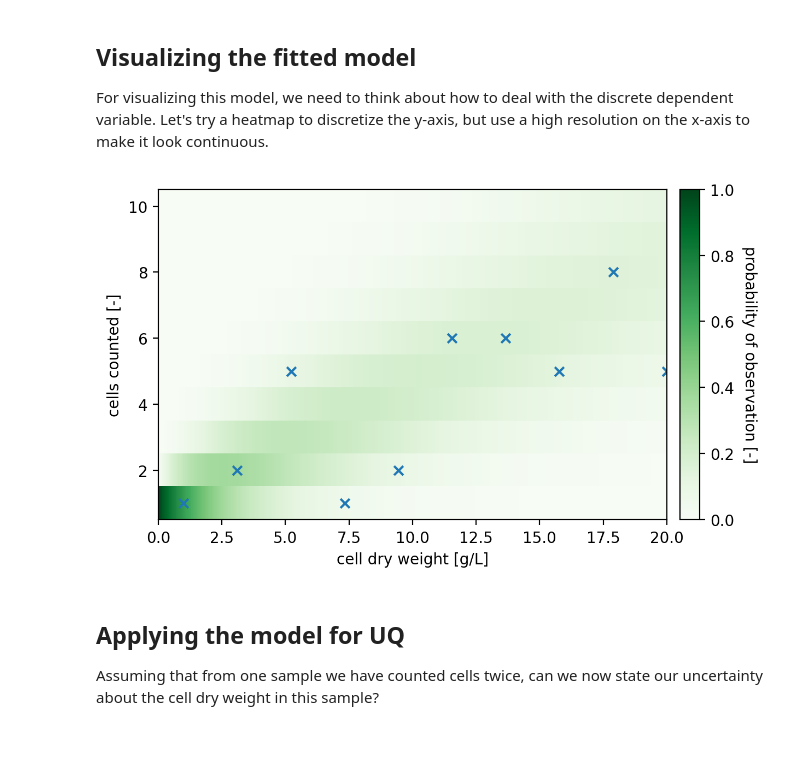
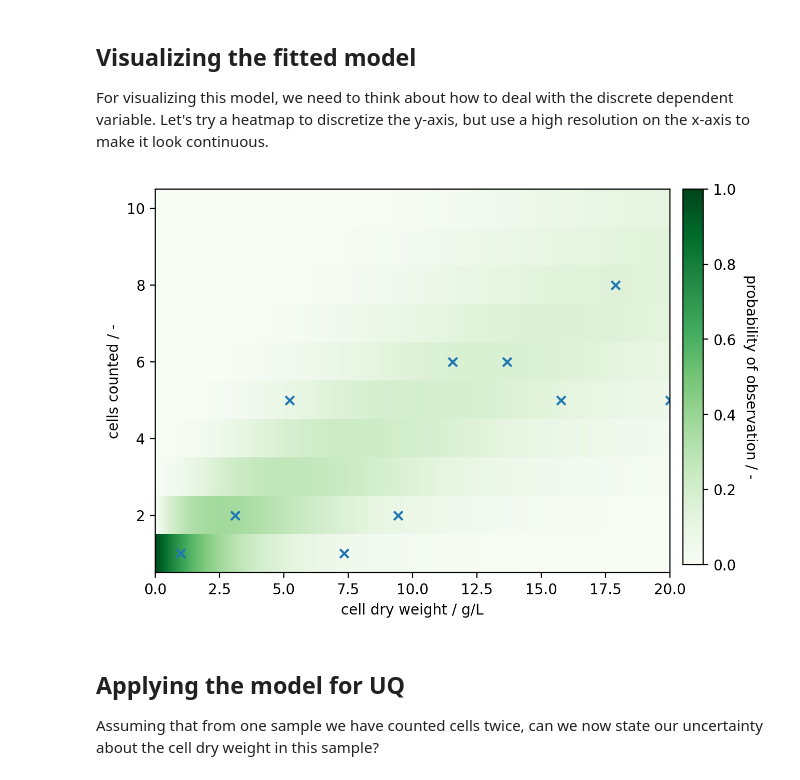
Before and after one commit to JuBiotech/calibr8, a Jupyter notebook: notebooks/Advanced_Custom_Noise_Models.ipynb, the cells around one changed output. Cells and saved outputs as stored; diff of their text form; code cells hidden in the pictures; blank space fills up the shorter version.

```diff
--- a/notebooks/Advanced_Custom_Noise_Models.ipynb
+++ b/notebooks/Advanced_Custom_Noise_Models.ipynb
@@ -34,9 +35,9 @@ To set up a calibration model for cell dry weight vs. number of cells counted in
 class CellCountCalibration(calibr8.ContinuousUnivariateModel, PoissonNoise):
     def __init__(self):
         super().__init__(
-            independent_key="cell dry weight [g/L]",
-            dependent_key="cells counted [-]",
-            theta_names=["slope"]
+            independent_key="cell dry weight / g/L",
+            dependent_key="cells counted / -",
+            theta_names=["slope"],
         )
 
     def predict_dependent(self, x, *, theta=None):
@@ -46,6 +47,7 @@ class CellCountCalibration(calibr8.ContinuousUnivariateModel, PoissonNoise):
         # Always return a tuple 👇
         return (slope * x,)
 
+
 ccc = CellCountCalibration()
 # %% [markdown]
 ### Fitting the model to toy data
@@ -73,37 +75,34 @@ Let's try a heatmap to discretize the y-axis, but use a high resolution on the x
 # %%
 fig, ax = pyplot.subplots(dpi=200)
 
 xdense = numpy.linspace(0.01, 20, 1000)
 ydense = numpy.arange(0, 10)
-p = ccc.scipy_dist.pmf(
-    ydense[:, None],
-    mu=ccc.predict_dependent(xdense)[0][None, :]
-)
+p = ccc.scipy_dist.pmf(ydense[:, None], mu=ccc.predict_dependent(xdense)[0][None, :])
 
 sm = ax.imshow(
     p[::-1, :],
     extent=(0.01, 20, 0.5, 10.5),
     aspect="auto",
     interpolation="none",
     cmap=pyplot.cm.Greens,
     vmax=1,
 )
 cbar = pyplot.colorbar(
     sm,
-    cax=fig.add_axes([0.92,0.126,0.03,0.7545]),
+    cax=fig.add_axes([0.92, 0.126, 0.03, 0.7545]),
 )
-cbar.set_label("probability of observation [-]", rotation=270, labelpad=15)
+cbar.set_label("probability of observation / -", rotation=270, labelpad=15)
 ax.scatter(cdw, obs, marker="x")
 ax.set(
     ylabel=ccc.dependent_key,
     xlabel=ccc.independent_key,
     ylim=(0.5, None),
     xlim=(0, None),
 )
 
 pyplot.show()
 # %% [output]
-[figure, old version]
+[figure, new version]
 # %% [markdown]
 ## Applying the model for UQ
 Assuming that from one sample we have counted cells twice, can we now state our uncertainty about the cell dry weight in this sample?
```
Also changed, not shown: parts of 4 cells of this notebook, 2 other files.
